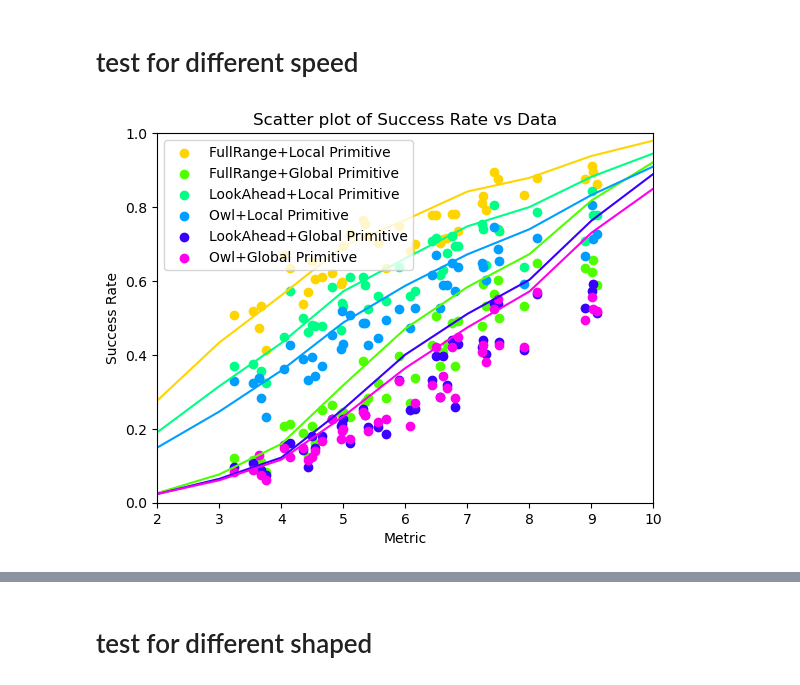
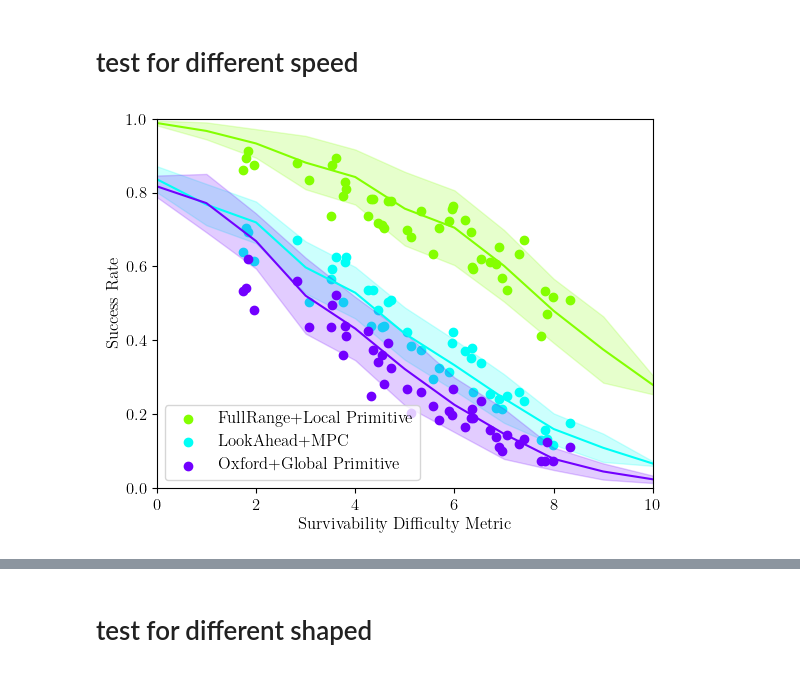
Before and after one commit to smoggy-P/gym-Drone2D-ActivePerception, a Jupyter notebook: test.ipynb, the cells around one changed output, grey strips where cells are left out. Cells and saved outputs as stored; diff of their text form; code cells hidden in the pictures.

```diff
--- a/test.ipynb
+++ b/test.ipynb
@@ -69,0 +23,7 @@ df['Method'] = df['Method'].replace({'NoControl': 'FullRange'})
+# %%
+# GLobal variables
+import matplotlib.pyplot as plt
+sort_columns = ['Map ID', 'Number of agents', 'Agent size', 'Agent speed', 'Motion Profile']
+plt.rc('font', family='serif')
+plt.rc('text', usetex=True)
+metric = 'vo'
@@ -410,6 +355,10 @@ for (agent_num, agent_size, map_id) in product([10, 20, 30], [5, 10, 15], range(
     round_metrics_dict_test_vel[(map_id, agent_num, agent_size, -1, 'CVM')] = round(data[index])
     index += 1
 
+for key in metric_dict_test_vel.keys():
+    metric_dict_test_vel[key] = 10 * (metric_dict_test_vel[key] - min_value) / (max_value - min_value)
+    # round_metrics_dict_test_vel[key] = round(metric_dict_test_vel[key], 2)
+
 # Path to the directory
 directory_path_test_vel = './experiment/test/'
 
@@ -442,38 +391,43 @@ sort_columns = ['Map ID', 'Number of agents', 'Agent size', 'Agent speed', 'Moti
 
 # Add a new column to the dataframe for the combinations of 'Method' and 'Planner'
 df_filtered_test_vel['Method_Planner'] = df_filtered_test_vel['Method'] + "+" + df_filtered_test_vel['Planner']
-df_filtered_test_vel['map difficulty'] = df_filtered_test_vel.apply(lambda row: metric_dict_test_vel.get((row['Map ID'], row['Number of agents'], row['Agent size'], row['Agent speed'], row['Motion Profile']), 'N/A'), axis=1)
-
-# Calculate success rates for all combinations of parameters and 'Method_Planner'
-df_filtered_test_vel['Parameters'] = df_filtered_test_vel[sort_columns].apply(tuple, axis=1)
-df_grouped_test_vel = df_filtered_test_vel.groupby(['Method_Planner', 'Parameters'])['Success'].mean().reset_index()
-df_grouped_test_vel['map difficulty'] = df_grouped_test_vel.apply(lambda row: metric_dict_test_vel.get(row['Parameters'], 'N/A'), axis=1)
+df_grouped_test_vel = df_filtered_test_vel.groupby(['Method_Planner', *sort_columns])['Success'].mean().reset_index()
+df['round difficulty'] = [round_metrics_dict.get(tuple(x), 'N/A') for x in df[sort_columns].values]
+df_grouped_test_vel['map difficulty'] = [metric_dict_test_vel.get(tuple(x), 'N/A') for x in df_grouped_test_vel[sort_columns].values]
 # %%
 # Generate a unique color for each unique combination of 'Method' and 'Planner'
-unique_method_planner = df_filtered_test_vel['Method_Planner'].unique()
+# unique_method_planner = df_filtered_test_vel['Method_Planner'].unique()
+unique_method_planner = ['FullRange+Local Primitive', 'LookAhead+MPC', 'Oxford+Global Primitive']
 colors = sns.color_palette('hsv', len(unique_method_planner))
 color_map = dict(zip(unique_method_planner, colors))
-
+# Configure matplotlib to use LaTeX font
+plt.rc('font', family='serif', size=12)
+plt.rc('text', usetex=True)
 # Create a scatter plot for each unique combination of 'Method' and 'Planner'
 for method_planner in unique_method_planner:
     df_plot = df_results[df_results['Method_Planner'] == method_planner]
     df_plot_test_vel = df_grouped_test_vel[df_grouped_test_vel['Method_Planner'] == method_planner]
-    plt.scatter(df_plot_test_vel['map difficulty'], df_plot_test_vel['Success'], color=color_map[method_planner], label=method_planner)
-    plt.plot(df_plot['map difficulty'], df_plot['Mean Success'], color=color_map[method_planner])
+    plt.scatter(10-df_plot_test_vel['map difficulty'], df_plot_test_vel['Success'], color=color_map[method_planner], label=method_planner)
+    plt.plot(10-df_plot['round difficulty'], df_plot['Mean Success'], color=color_map[method_planner])
+    plt.fill_between(10-df_plot['round difficulty'],
+                     df_plot['Mean Success'] - np.sqrt(df_plot['Variance Success']),
+                     df_plot['Mean Success'] + np.sqrt(df_plot['Variance Success']),
+                     color=color_map[method_planner], alpha=0.2)
 
 # Set the axis labels
-plt.xlabel('Metric')
+plt.xlabel('Survivability Difficulty Metric')
 plt.ylabel('Success Rate')
-plt.xlim(2, 10)
+plt.xlim(0, 10)
 plt.ylim(0, 1)
 
 # Set the title
-plt.title('Scatter plot of Success Rate vs Data')
+# plt.title('Scatter plot of Success Rate vs Data')
 
 # Show the legend
-plt.legend()
+plt.legend(loc='lower left')
+# plt.savefig('/home/smoggy/thesis/paper/thesis/figures/vel_test.pdf', bbox_inches='tight')
 
 # Show the plot
 plt.show()
 # %% [output]
-[figure, old version]
+[figure, new version]
```
Also changed, not shown: parts of 28 cells of this notebook, 10 other files.
